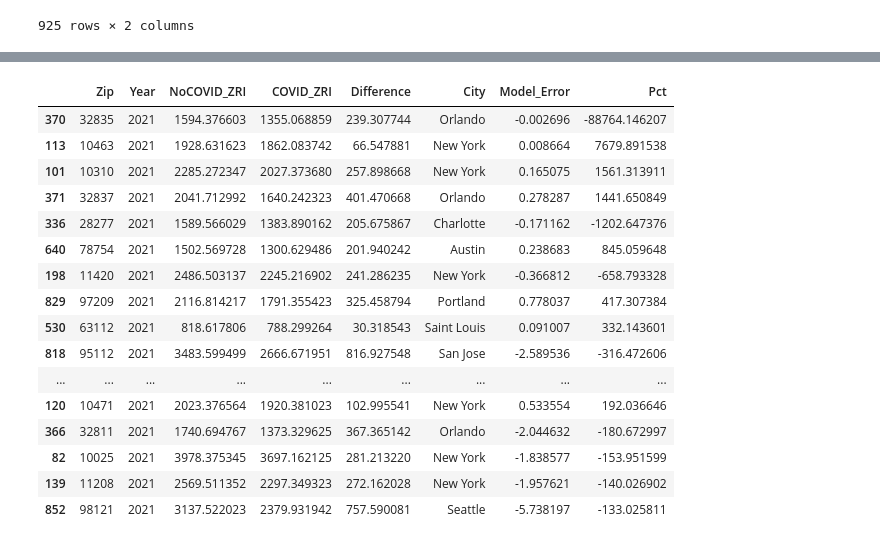
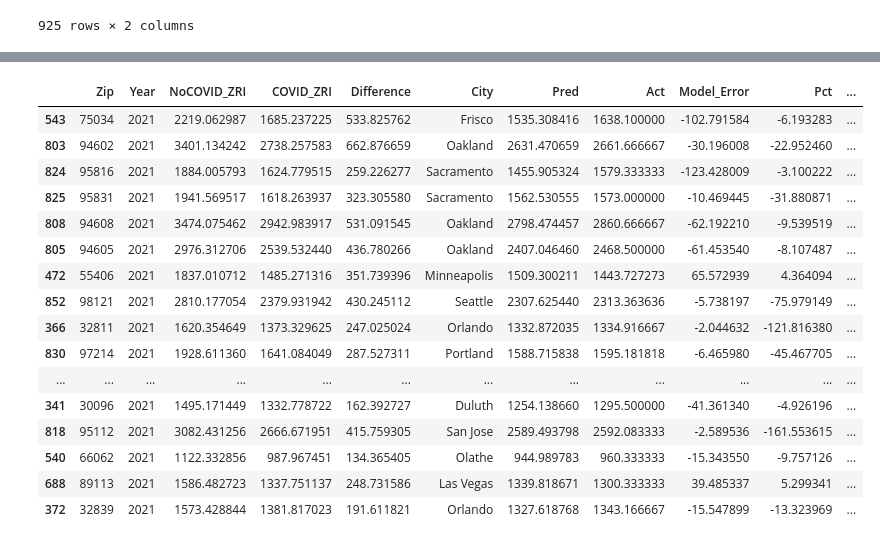
Before and after one commit to jonahsg/NYCDSA_Capstone, a Jupyter notebook: Final.ipynb, the cells around one changed output, grey strips where cells are left out. Drawn from its saved outputs; the diff is of its cells as text; code cells hidden in the pictures.

```diff
--- a/Final.ipynb
+++ b/Final.ipynb
@@ -203,4 +225,12 @@ comparison = comparison[comparison['Year']==2021]
 test = comparison.merge(diff_df, how = 'left', on = 'Zip')
 # %%
 test['Pct'] = (test['Difference'] - test['Model_Error'])/test['Model_Error']
+# %%
+test['Diff_Greater_Than_Error'] = (abs(test['Difference'])>abs(test['Model_Error']))
+# %%
+test['Adjusted_Diff'] = test['Difference'] - test['Model_Error']
+# %%
+test['Pct_Diff'] = test['Adjusted_Diff']/test['NoCOVID_ZRI']
+# %%
+test_true = test[test['Diff_Greater_Than_Error'] == True]
 # %%
@@ -226,20 +256,20 @@ test.sort_values(by = 'Pct', key = abs).head(20)
 # %%
-test.sort_values(by = 'Pct', key = abs, ascending = False).head(20)
+test_true.sort_values(by = 'Pct_Diff', ascending = False).head(20)
 # %% [output]
-|  | Zip | Year | NoCOVID_ZRI | COVID_ZRI | Difference | City | Model_Error | Pct |
-| 370 | 32835 | 2021 | 1594.376603 | 1355.068859 | 239.307744 | Orlando | -0.002696 | -88764.146207 |
-| 113 | 10463 | 2021 | 1928.631623 | 1862.083742 | 66.547881 | New York | 0.008664 | 7679.891538 |
-| 101 | 10310 | 2021 | 2285.272347 | 2027.373680 | 257.898668 | New York | 0.165075 | 1561.313911 |
-| 371 | 32837 | 2021 | 2041.712992 | 1640.242323 | 401.470668 | Orlando | 0.278287 | 1441.650849 |
-| 336 | 28277 | 2021 | 1589.566029 | 1383.890162 | 205.675867 | Charlotte | -0.171162 | -1202.647376 |
-| 640 | 78754 | 2021 | 1502.569728 | 1300.629486 | 201.940242 | Austin | 0.238683 | 845.059648 |
-| 198 | 11420 | 2021 | 2486.503137 | 2245.216902 | 241.286235 | New York | -0.366812 | -658.793328 |
-| 829 | 97209 | 2021 | 2116.814217 | 1791.355423 | 325.458794 | Portland | 0.778037 | 417.307384 |
-| 530 | 63112 | 2021 | 818.617806 | 788.299264 | 30.318543 | Saint Louis | 0.091007 | 332.143601 |
-| 818 | 95112 | 2021 | 3483.599499 | 2666.671951 | 816.927548 | San Jose | -2.589536 | -316.472606 |
-| ... | ... | ... | ... | ... | ... | ... | ... | ... |
-| 120 | 10471 | 2021 | 2023.376564 | 1920.381023 | 102.995541 | New York | 0.533554 | 192.036646 |
-| 366 | 32811 | 2021 | 1740.694767 | 1373.329625 | 367.365142 | Orlando | -2.044632 | -180.672997 |
-| 82 | 10025 | 2021 | 3978.375345 | 3697.162125 | 281.213220 | New York | -1.838577 | -153.951599 |
-| 139 | 11208 | 2021 | 2569.511352 | 2297.349323 | 272.162028 | New York | -1.957621 | -140.026902 |
-| 852 | 98121 | 2021 | 3137.522023 | 2379.931942 | 757.590081 | Seattle | -5.738197 | -133.025811 |
+|  | Zip | Year | NoCOVID_ZRI | COVID_ZRI | Difference | City | Pred | Act | Model_Error | Pct | ... |
+| 543 | 75034 | 2021 | 2219.062987 | 1685.237225 | 533.825762 | Frisco | 1535.308416 | 1638.100000 | -102.791584 | -6.193283 | ... |
+| 803 | 94602 | 2021 | 3401.134242 | 2738.257583 | 662.876659 | Oakland | 2631.470659 | 2661.666667 | -30.196008 | -22.952460 | ... |
+| 824 | 95816 | 2021 | 1884.005793 | 1624.779515 | 259.226277 | Sacramento | 1455.905324 | 1579.333333 | -123.428009 | -3.100222 | ... |
+| 825 | 95831 | 2021 | 1941.569517 | 1618.263937 | 323.305580 | Sacramento | 1562.530555 | 1573.000000 | -10.469445 | -31.880871 | ... |
+| 808 | 94608 | 2021 | 3474.075462 | 2942.983917 | 531.091545 | Oakland | 2798.474457 | 2860.666667 | -62.192210 | -9.539519 | ... |
+| 805 | 94605 | 2021 | 2976.312706 | 2539.532440 | 436.780266 | Oakland | 2407.046460 | 2468.500000 | -61.453540 | -8.107487 | ... |
+| 472 | 55406 | 2021 | 1837.010712 | 1485.271316 | 351.739396 | Minneapolis | 1509.300211 | 1443.727273 | 65.572939 | 4.364094 | ... |
+| 852 | 98121 | 2021 | 2810.177054 | 2379.931942 | 430.245112 | Seattle | 2307.625440 | 2313.363636 | -5.738197 | -75.979149 | ... |
+| 366 | 32811 | 2021 | 1620.354649 | 1373.329625 | 247.025024 | Orlando | 1332.872035 | 1334.916667 | -2.044632 | -121.816380 | ... |
+| 830 | 97214 | 2021 | 1928.611360 | 1641.084049 | 287.527311 | Portland | 1588.715838 | 1595.181818 | -6.465980 | -45.467705 | ... |
+| ... | ... | ... | ... | ... | ... | ... | ... | ... | ... | ... | ... |
+| 341 | 30096 | 2021 | 1495.171449 | 1332.778722 | 162.392727 | Duluth | 1254.138660 | 1295.500000 | -41.361340 | -4.926196 | ... |
+| 818 | 95112 | 2021 | 3082.431256 | 2666.671951 | 415.759305 | San Jose | 2589.493798 | 2592.083333 | -2.589536 | -161.553615 | ... |
+| 540 | 66062 | 2021 | 1122.332856 | 987.967451 | 134.365405 | Olathe | 944.989783 | 960.333333 | -15.343550 | -9.757126 | ... |
+| 688 | 89113 | 2021 | 1586.482723 | 1337.751137 | 248.731586 | Las Vegas | 1339.818671 | 1300.333333 | 39.485337 | 5.299341 | ... |
+| 372 | 32839 | 2021 | 1573.428844 | 1381.817023 | 191.611821 | Orlando | 1327.618768 | 1343.166667 | -15.547899 | -13.323969 | ... |
```
Also changed, not shown: parts of 13 cells of this notebook.
